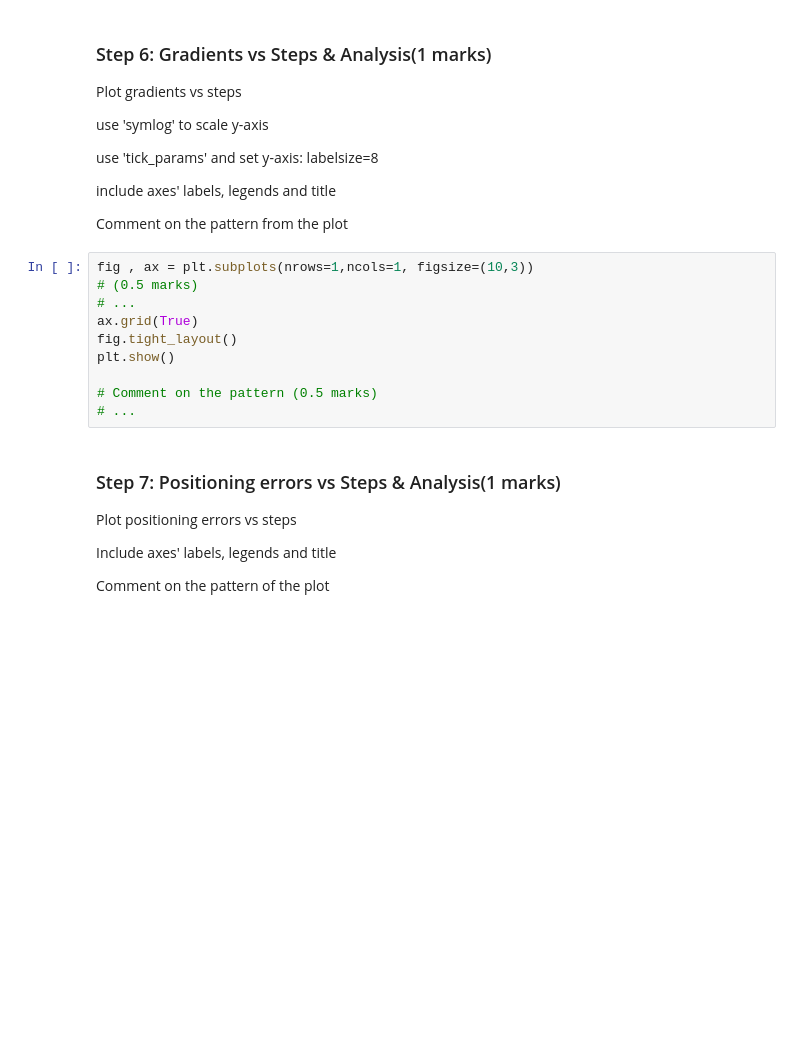
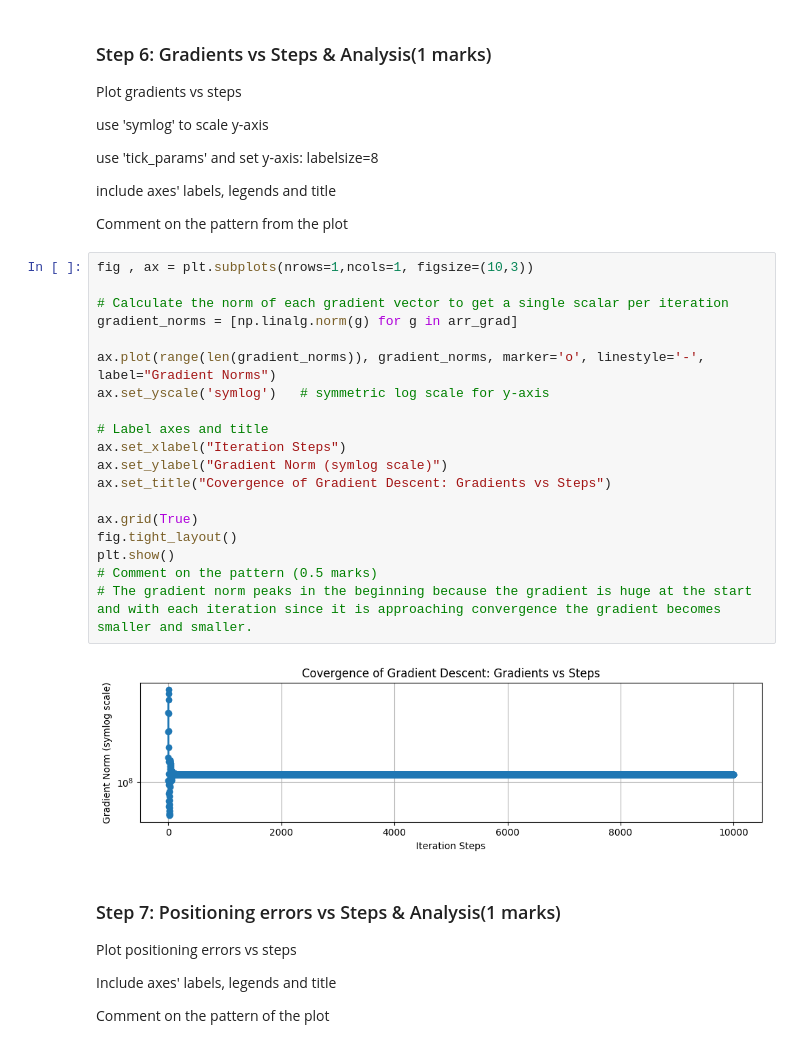
Before and after one commit to sethulakshmi-nair/ENGG680_2025_Fall, a Jupyter notebook: Assignment 2/Assignment2_Upload.ipynb, the cells around one changed output. Drawn from its saved outputs; the diff is of its cells as text; blank space fills up the shorter version.

```diff
--- a/Assignment 2/Assignment2_Upload.ipynb
+++ b/Assignment 2/Assignment2_Upload.ipynb
@@ -426,16 +599,27 @@ use 'tick_params' and set y-axis: labelsize=8
 include axes' labels, legends and title
 
 Comment on the pattern from the plot
-# %%
-fig , ax = plt.subplots(nrows=1,ncols=1, figsize=(10,3))
-# (0.5 marks)
-# ...
-ax.grid(True)
-fig.tight_layout()
-plt.show()
-
-# Comment on the pattern (0.5 marks)
-# ...
+# %%
+fig , ax = plt.subplots(nrows=1,ncols=1, figsize=(10,3))
+
+# Calculate the norm of each gradient vector to get a single scalar per iteration
+gradient_norms = [np.linalg.norm(g) for g in arr_grad]
+
+ax.plot(range(len(gradient_norms)), gradient_norms, marker='o', linestyle='-', label="Gradient Norms")
+ax.set_yscale('symlog')   # symmetric log scale for y-axis
+
+# Label axes and title
+ax.set_xlabel("Iteration Steps")
+ax.set_ylabel("Gradient Norm (symlog scale)")
+ax.set_title("Covergence of Gradient Descent: Gradients vs Steps")
+
+ax.grid(True)
+fig.tight_layout()
+plt.show()
+# Comment on the pattern (0.5 marks)
+# The gradient norm peaks in the beginning because the gradient is huge at the start and with each iteration since it is approaching convergence the gradient becomes smaller and smaller.
+# %% [output]
+[figure, added]
 # %% [markdown]
 ### Step 7: Positioning errors vs Steps & Analysis(1 marks)
 Plot positioning errors vs steps
```
Also changed, not shown: parts of 37 cells of this notebook.
